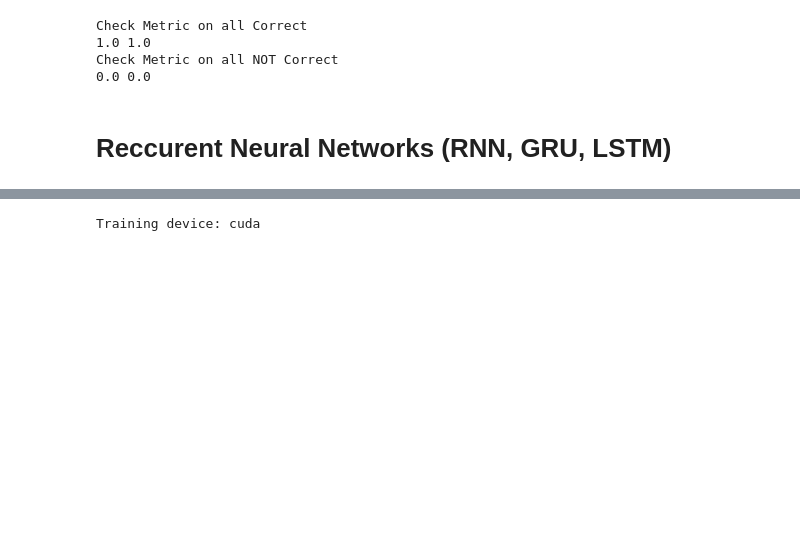
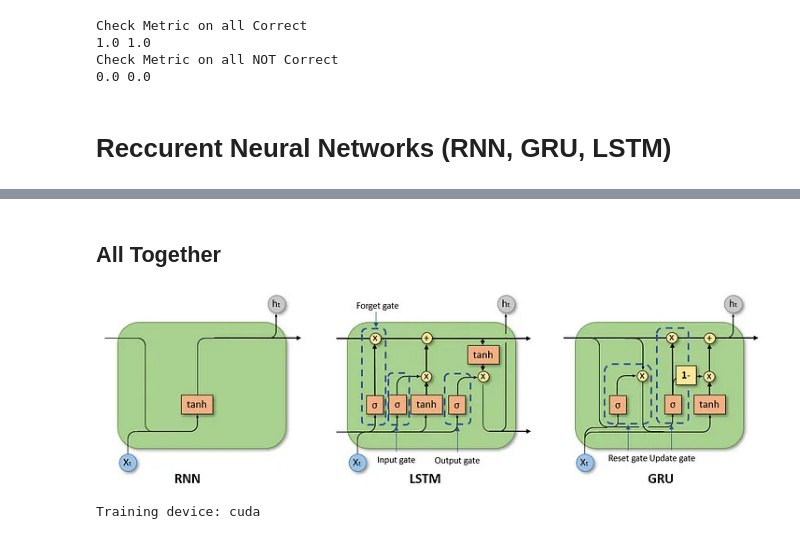
Before and after one commit to VSydorskyy/iasa_nlp_course, a Jupyter notebook: Lecture_4/Recurrent_models.ipynb, the cells around one changed output, grey strips where cells are left out. Drawn from its saved outputs; the diff is of its cells as text; code cells hidden in the pictures; blank space fills up the shorter version.

```diff
--- a/Lecture_4/Recurrent_models.ipynb
+++ b/Lecture_4/Recurrent_models.ipynb
@@ -483,6 +483,12 @@ They are almost similar to LSTMs except that they have two gates: reset gate and
 Source: [Quora](https://www.quora.com/Whats-the-difference-between-LSTM-and-GRU-Why-are-GRU-efficient-to-train)
 
 ![image.png](attachment:93a793cb-42ce-4e61-b619-bdfa89a09bfa.png)
+# %% [markdown]
+## All Together
+# %%
+Image("images/1 B0q2ZLsUUw31eEImeVf3PQ.jpg")
+# %% [output]
+[figure, added]
 # %%
 torch.manual_seed(42)
 torch.backends.cuda.deterministic = True
```
Also changed, not shown: parts of 19 cells of this notebook, 2 other files.
